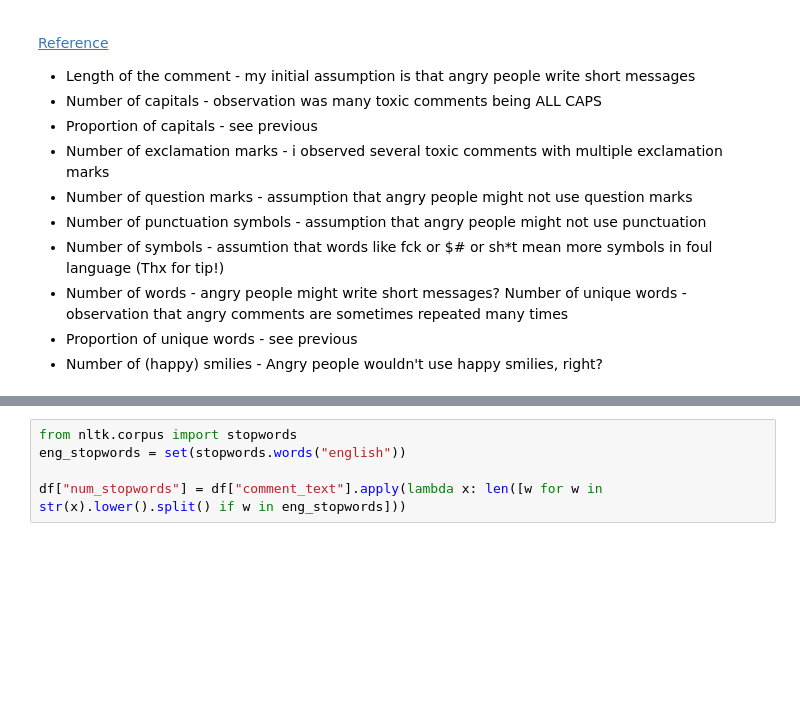
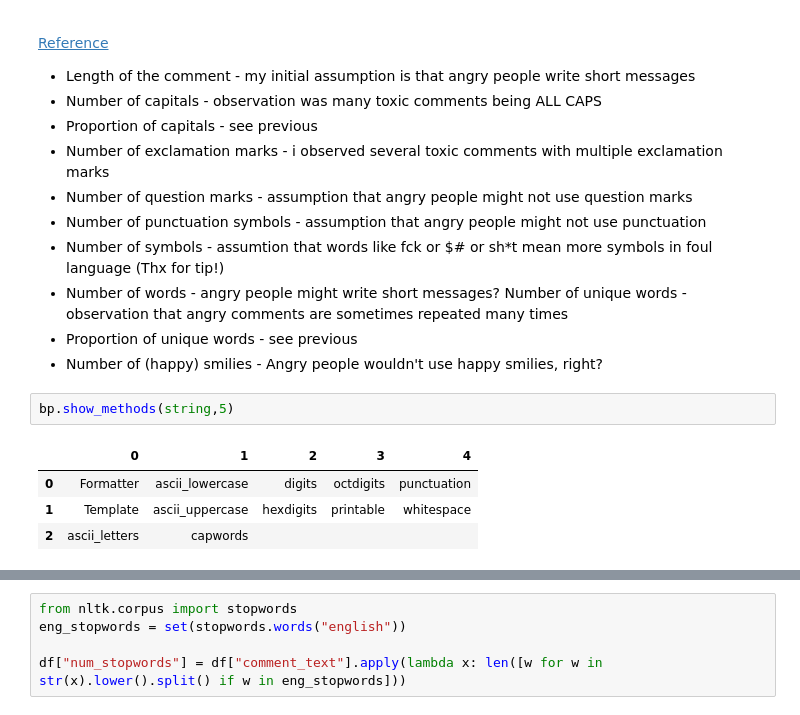
Before and after one commit to bhishanpdl/Project_Toxic_Comments, a Jupyter notebook: notebooks/a01_toxic_data_processing.ipynb, the cells around one changed output, grey strips where cells are left out. Cells and saved outputs as stored; diff of their text form; blank space fills up the shorter version.

```diff
--- a/notebooks/a01_toxic_data_processing.ipynb
+++ b/notebooks/a01_toxic_data_processing.ipynb
@@ -160,6 +186,13 @@ df.head(2)
 Number of unique words - observation that angry comments are sometimes repeated many times
 - Proportion of unique words - see previous
 - Number of (happy) smilies - Angry people wouldn't use happy smilies, right?
+# %%
+bp.show_methods(string,5)
+# %% [output]
+|  | 0 | 1 | 2 | 3 | 4 |
+| 0 | Formatter | ascii_lowercase | digits | octdigits | punctuation |
+| 1 | Template | ascii_uppercase | hexdigits | printable | whitespace |
+| 2 | ascii_letters | capwords |  |  |  |
 # %%
 df['total_length'] = df['comment_text'].apply(len)
 
```
Also changed, not shown: parts of 17 cells of this notebook, 1 other file.
